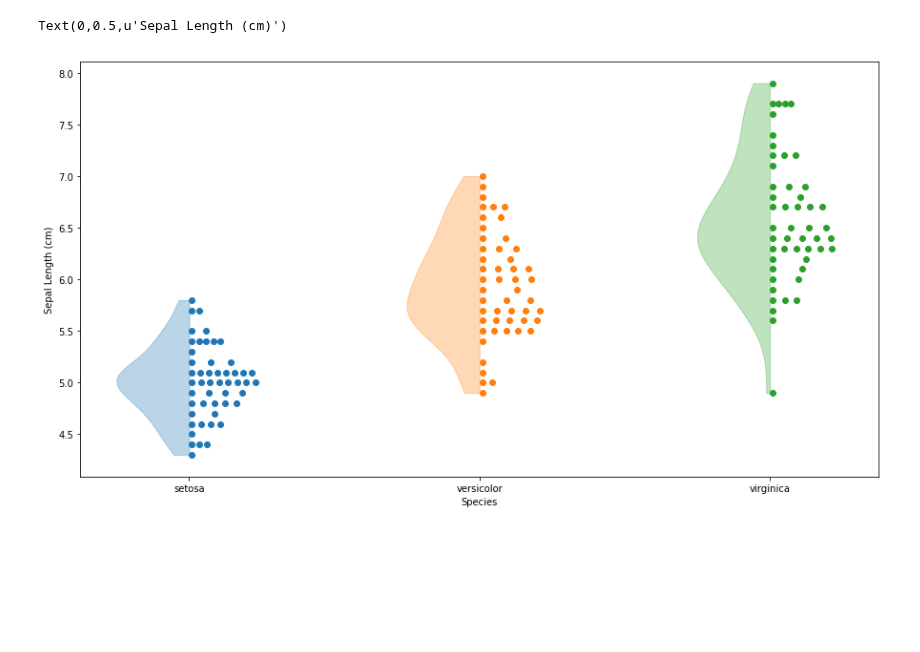
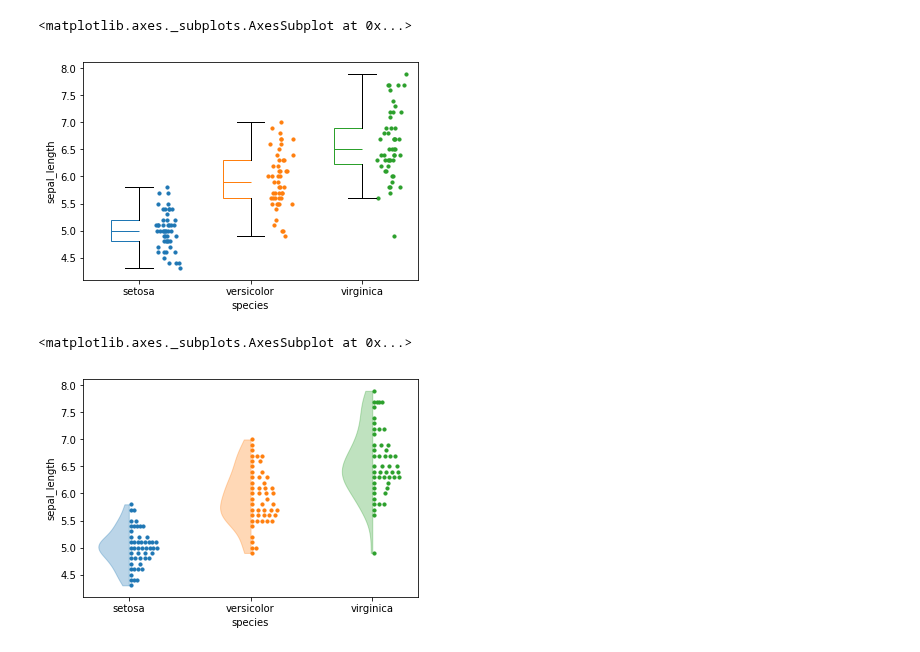
Before and after one commit to saketkc/notebooks, a Jupyter notebook: python/half-violin-half-points.ipynb, the cells around one changed output. Drawn from its saved outputs; the diff is of its cells as text; code cells hidden in the pictures; blank space fills up the shorter version.

Commit message:
Update half and half

```diff
--- a/python/half-violin-half-points.ipynb
+++ b/python/half-violin-half-points.ipynb
@@ -6,45 +127,13 @@ Populating the interactive namespace from numpy and matplotlib
 # %%
 iris = pd.read_csv('data/iris.csv')
 iris_grouped = iris.groupby('species')
 
-keys = iris_grouped.groups.keys()
-values = [iris_grouped.get_group(key).sepal_length.tolist() for key in keys]
+half_and_half_plot(iris, 'species', 'sepal_length', 'box', markersize=10)
+# %% [output]
+<matplotlib.axes._subplots.AxesSubplot at 0x...>
+[figure, added]
-# %%
-f, ax = plt.subplots(figsize=(15, 8))
-
-vp = ax.violinplot(values, points=200,
-                   widths=0.5, showmeans=False,
-                   showextrema=False, showmedians=False)
-for bindex, b in enumerate(vp['bodies']):
-    m = np.mean(b.get_paths()[0].vertices[:, 0])
-    b.get_paths()[0].vertices[:, 0] = np.clip(b.get_paths()[0].vertices[:, 0], -np.inf, m)
-    value = np.array(values[bindex])
-    y_path = b.get_paths()[0].vertices[:, 1]
-    x_path = b.get_paths()[0].vertices[:, 0]
-    xindex = np.array([0.99] * len(value))
-    marked = []
-    for v in value:
-        yindex = np.argmin(np.abs(y_path-v))
-        # fetch points from this yindex, less than or equidistant than our original point
-        yval = y_path[yindex]
-        min_dist = np.abs(yval-v)
-        distances = np.abs(value-yval)
-        dist_lesser_or_equ = np.where(distances <= min_dist)
-        dist_lesser_or_equ = dist_lesser_or_equ[0]
-        n_points = len(dist_lesser_or_equ)
-        total_width = x_path[yindex]-1-bindex
-        distance_per_point = total_width/float(n_points)
-        for index, i in enumerate(dist_lesser_or_equ):
-            if i not in marked:
-                xindex[i] = xindex[i] + index*distance_per_point
-                marked.append(i)
-
-    p = ax.scatter(2+bindex-xindex, value)
-    b.set_color(p.get_facecolor()[0])
-ax.set_xticks(range(1, len(keys)+1))
-ax.set_xticklabels(keys)
-ax.set_xlabel('Species')
-ax.set_ylabel('Sepal Length (cm)')
-# %% [output]
-Text(0,0.5,u'Sepal Length (cm)')
-[figure, removed]
+# %%
+half_and_half_plot(iris, 'species', 'sepal_length', 'violin', markersize=10)
+# %% [output]
+<matplotlib.axes._subplots.AxesSubplot at 0x...>
+[figure, added]
```
Also changed, not shown: parts of 2 cells of this notebook.
